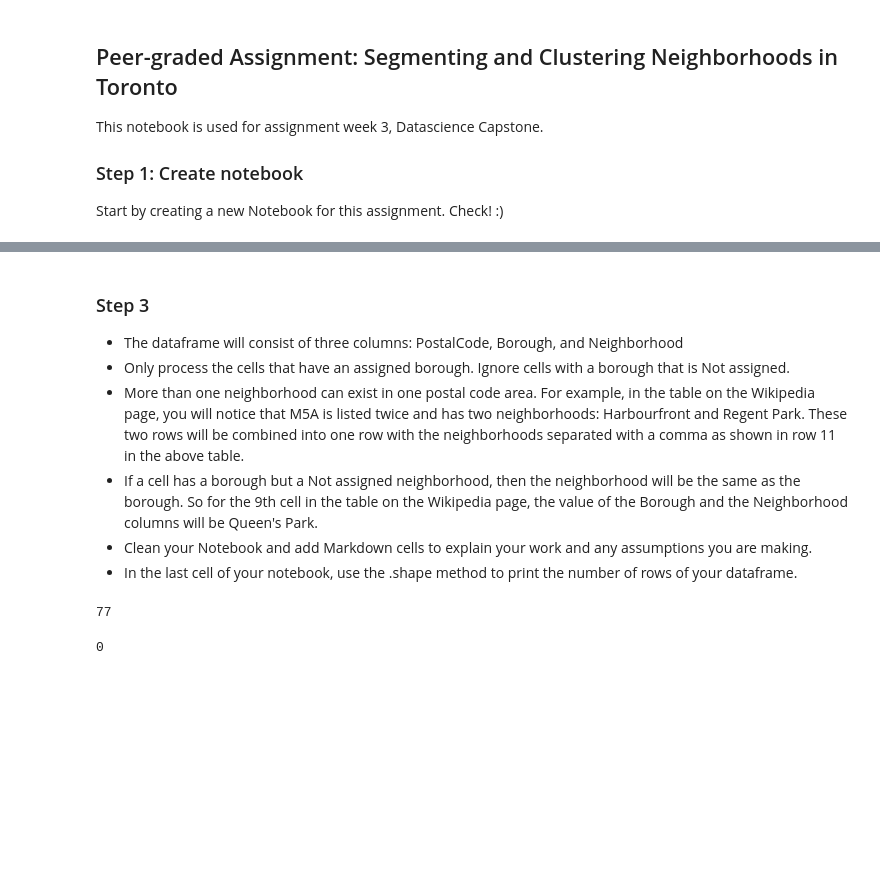
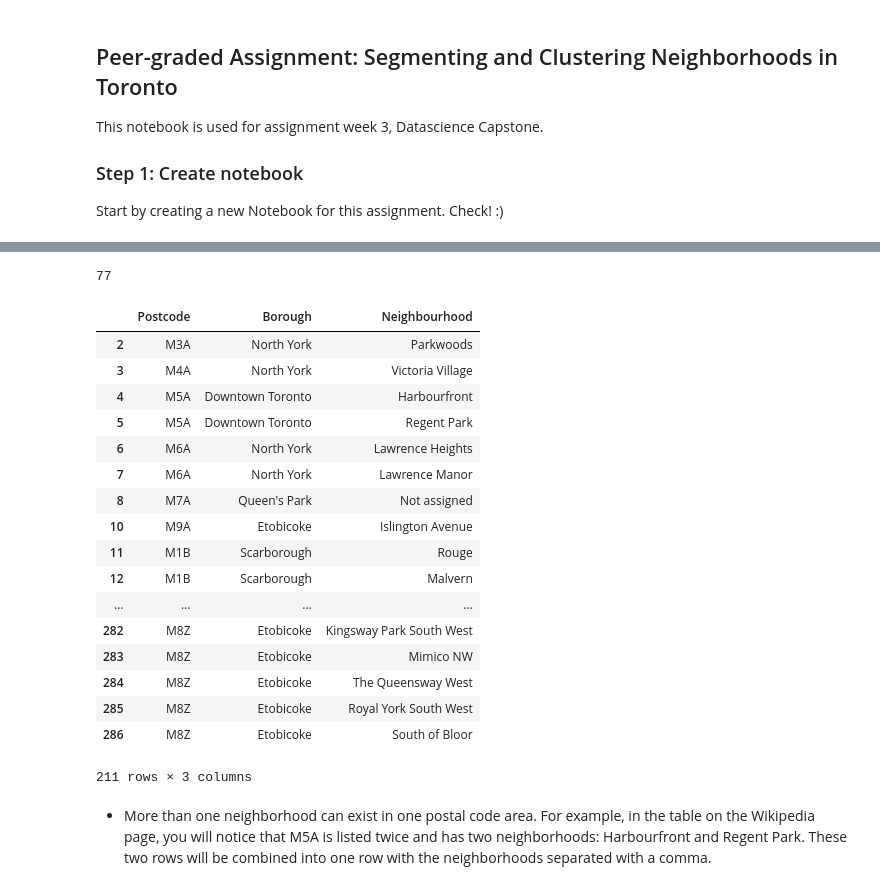
Before and after one commit to OxanaFalk/Coursera_Capstone, a Jupyter notebook: Segmenting and Clustering Neighborhoods in Toronto.ipynb, the cells around one changed output, grey strips where cells are left out. Saved outputs shown, nothing was run; the diff lists cells and outputs as text; code cells hidden in the pictures; blank space fills up the shorter version.

Commit message:
Continuing with step 3

```diff
--- a/Segmenting and Clustering Neighborhoods in Toronto.ipynb
+++ b/Segmenting and Clustering Neighborhoods in Toronto.ipynb
@@ -51,0 +56,5 @@ df.describe()
+# %%
+#Just checking how many rows will disappear
+(df['Borough']=='Not assigned').sum()
+# %% [output]
+77
@@ -52,12 +64,25 @@ df.describe()
+# %%
+# Double-checking that everything looks good so far
+(df1['Borough']=='Not assigned').sum()
+df1.head(500)
+# %% [output]
+|  | Postcode | Borough | Neighbourhood |
+| 2 | M3A | North York | Parkwoods |
+| 3 | M4A | North York | Victoria Village |
+| 4 | M5A | Downtown Toronto | Harbourfront |
+| 5 | M5A | Downtown Toronto | Regent Park |
+| 6 | M6A | North York | Lawrence Heights |
+| 7 | M6A | North York | Lawrence Manor |
+| 8 | M7A | Queen's Park | Not assigned |
+| 10 | M9A | Etobicoke | Islington Avenue |
+| 11 | M1B | Scarborough | Rouge |
+| 12 | M1B | Scarborough | Malvern |
+| ... | ... | ... | ... |
+| 282 | M8Z | Etobicoke | Kingsway Park South West |
+| 283 | M8Z | Etobicoke | Mimico NW |
+| 284 | M8Z | Etobicoke | The Queensway West |
+| 285 | M8Z | Etobicoke | Royal York South West |
+| 286 | M8Z | Etobicoke | South of Bloor |
+211 rows × 3 columns
 # %% [markdown]
-### Step 3
-* The dataframe will consist of three columns: PostalCode, Borough, and Neighborhood
-* Only process the cells that have an assigned borough. Ignore cells with a borough that is Not assigned.
-* More than one neighborhood can exist in one postal code area. For example, in the table on the Wikipedia page, you will notice that M5A is listed twice and has two neighborhoods: Harbourfront and Regent Park. These two rows will be combined into one row with the neighborhoods separated with a comma as shown in row 11 in the above table.
-* If a cell has a borough but a Not assigned neighborhood, then the neighborhood will be the same as the borough. So for the 9th cell in the table on the Wikipedia page, the value of the Borough and the Neighborhood columns will be Queen's Park.
-* Clean your Notebook and add Markdown cells to explain your work and any assumptions you are making.
-* In the last cell of your notebook, use the .shape method to print the number of rows of your dataframe.
+* More than one neighborhood can exist in one postal code area. For example, in the table on the Wikipedia page, you will notice that M5A is listed twice and has two neighborhoods: Harbourfront and Regent Park. These two rows will be combined into one row with the neighborhoods separated with a comma.
-# %%
-(df['Borough']=='Not assigned').sum()
-# %% [output]
-77
@@ -66,4 +88,0 @@ df1=df[df.Borough != 'Not assigned']
-# %%
-(df1['Borough']=='Not assigned').sum()
-# %% [output]
-0
```
Also changed, not shown: parts of 10 cells of this notebook.
